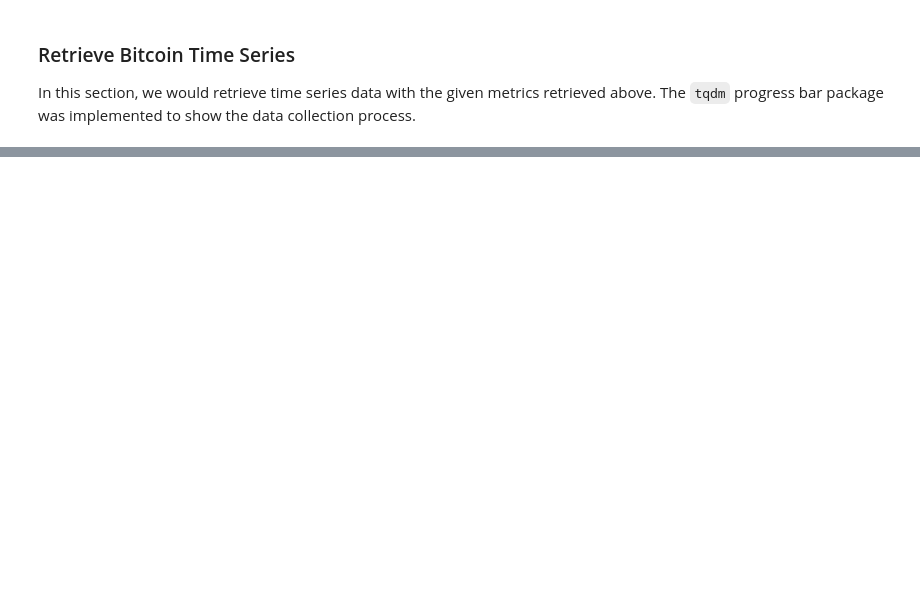
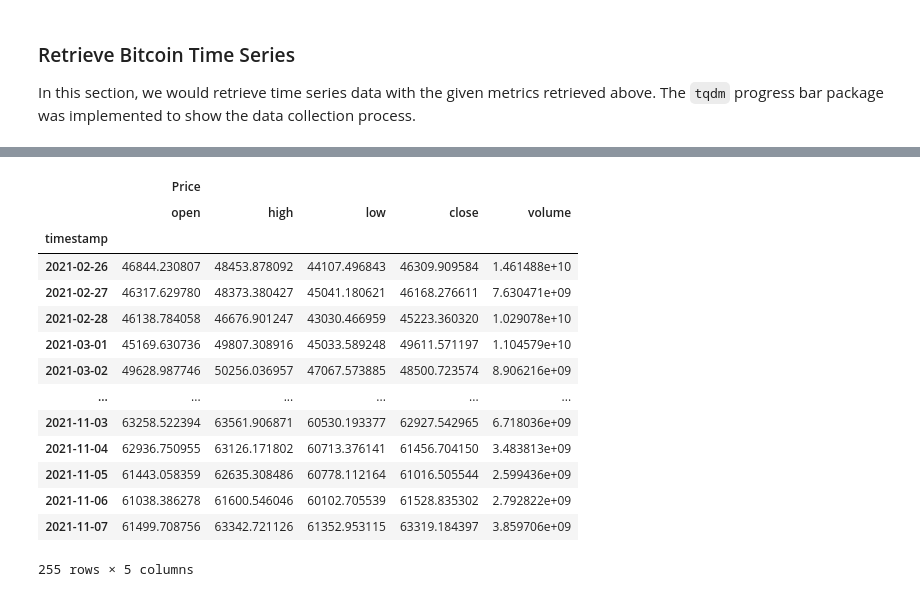
Before and after one commit to KaidenFrizu/recurrent-bitcoin-network, a Jupyter notebook: docs/DataCollection.ipynb, the cells around one changed output, grey strips where cells are left out. Saved outputs shown, nothing was run; the diff lists cells and outputs as text; code cells hidden in the pictures; blank space fills up the shorter version.

```diff
--- a/docs/DataCollection.ipynb
+++ b/docs/DataCollection.ipynb
@@ -82,0 +107,18 @@ In this section, we would retrieve time series data with the given metrics retri
+# %%
+y.get_structured_data()
+# %% [output]
+|  | Price |  |  |  |  |
+|  | open | high | low | close | volume |
+| timestamp |  |  |  |  |  |
+| 2021-02-26 | 46844.230807 | 48453.878092 | 44107.496843 | 46309.909584 | 1.461488e+10 |
+| 2021-02-27 | 46317.629780 | 48373.380427 | 45041.180621 | 46168.276611 | 7.630471e+09 |
+| 2021-02-28 | 46138.784058 | 46676.901247 | 43030.466959 | 45223.360320 | 1.029078e+10 |
+| 2021-03-01 | 45169.630736 | 49807.308916 | 45033.589248 | 49611.571197 | 1.104579e+10 |
+| 2021-03-02 | 49628.987746 | 50256.036957 | 47067.573885 | 48500.723574 | 8.906216e+09 |
+| ... | ... | ... | ... | ... | ... |
+| 2021-11-03 | 63258.522394 | 63561.906871 | 60530.193377 | 62927.542965 | 6.718036e+09 |
+| 2021-11-04 | 62936.750955 | 63126.171802 | 60713.376141 | 61456.704150 | 3.483813e+09 |
+| 2021-11-05 | 61443.058359 | 62635.308486 | 60778.112164 | 61016.505544 | 2.599436e+09 |
+| 2021-11-06 | 61038.386278 | 61600.546046 | 60102.705539 | 61528.835302 | 2.792822e+09 |
+| 2021-11-07 | 61499.708756 | 63342.721126 | 61352.953115 | 63319.184397 | 3.859706e+09 |
+255 rows × 5 columns
```
Also changed, not shown: parts of 29 cells of this notebook, 12 other files.
